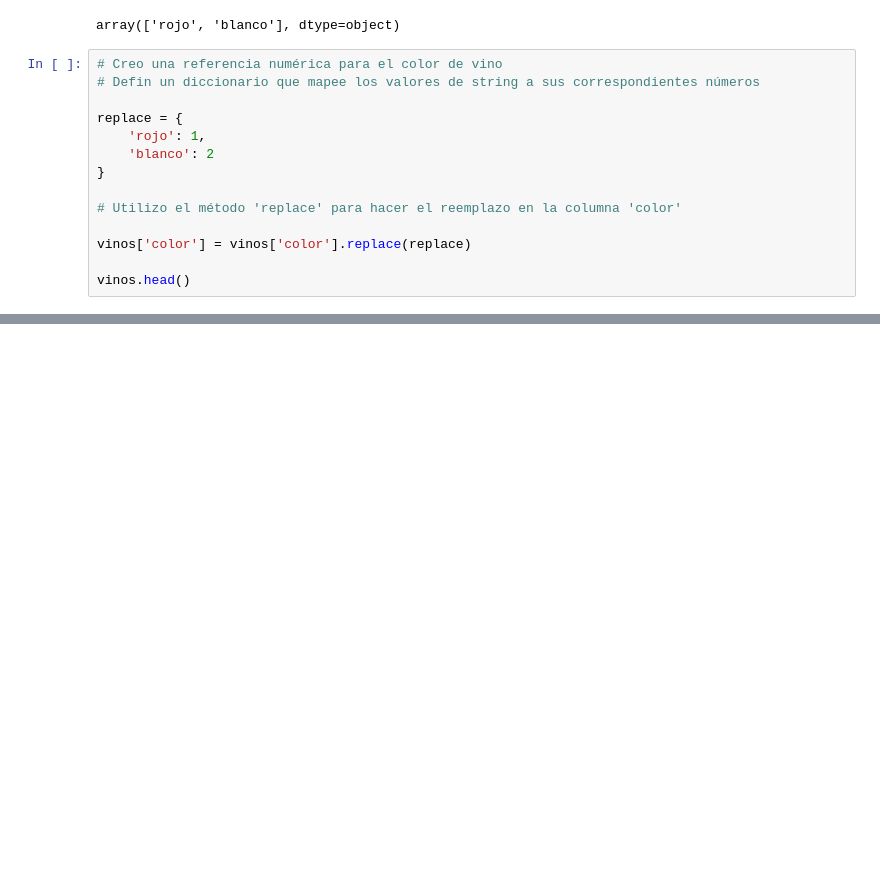
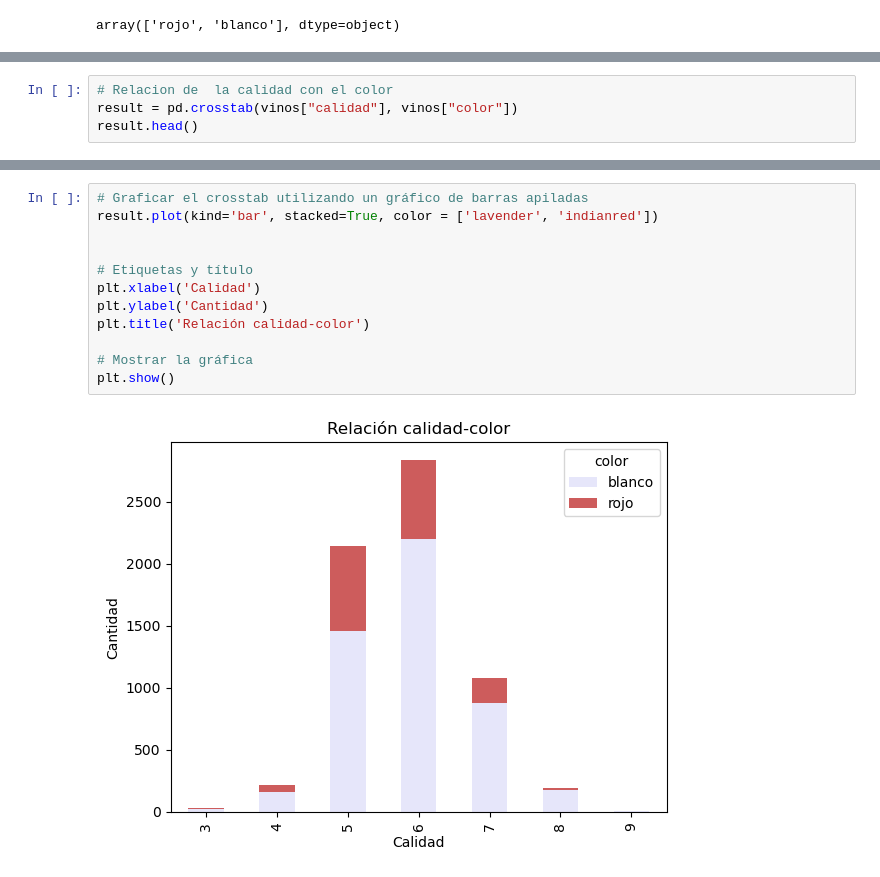
Before and after one commit to CarCarrasco1/Harvest, a Jupyter notebook: EDA.ipynb, the cells around one changed output, grey strips where cells are left out. Saved outputs shown, nothing was run; the diff lists cells and outputs as text; blank space fills up the shorter version.

```diff
--- a/EDA.ipynb
+++ b/EDA.ipynb
@@ -49,17 +49,3 @@ array([7, 5, 6, 3, 4, 8, 9], dtype=int64)
 vinos['color'].unique()
 # %% [output]
 array(['rojo', 'blanco'], dtype=object)
-# %%
-# Creo una referencia numérica para el color de vino
-# Defin un diccionario que mapee los valores de string a sus correspondientes números
-
-replace = {
-    'rojo': 1,
-    'blanco': 2
-}
-
-# Utilizo el método 'replace' para hacer el reemplazo en la columna 'color'
-
-vinos['color'] = vinos['color'].replace(replace)
-
-vinos.head()
@@ -101,0 +93,4 @@ plt.show()
+# %%
+# Relacion de  la calidad con el color
+result = pd.crosstab(vinos["calidad"], vinos["color"])
+result.head()
@@ -101,0 +105,14 @@ plt.show()
+# %%
+# Graficar el crosstab utilizando un gráfico de barras apiladas
+result.plot(kind='bar', stacked=True, color = ['lavender', 'indianred'])
+
+
+# Etiquetas y título
+plt.xlabel('Calidad')
+plt.ylabel('Cantidad')
+plt.title('Relación calidad-color')
+
+# Mostrar la gráfica
+plt.show()
+# %% [output]
+[figure, added]
```
Also changed, not shown: parts of 18 cells of this notebook.
